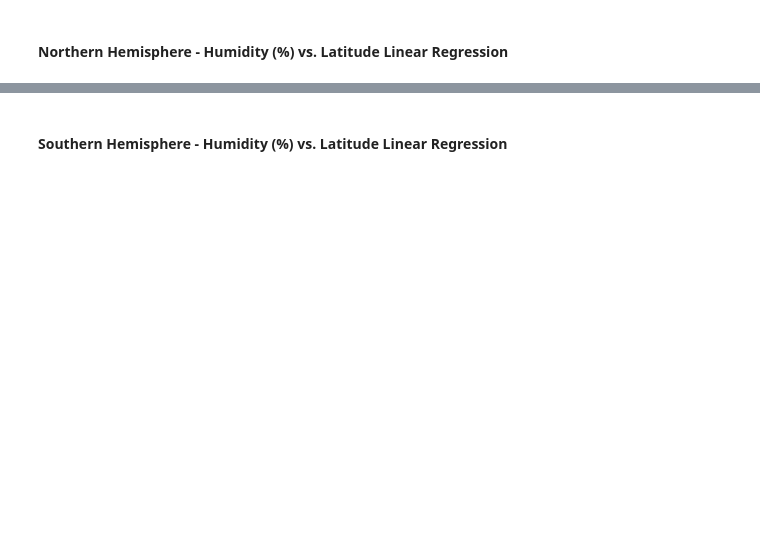
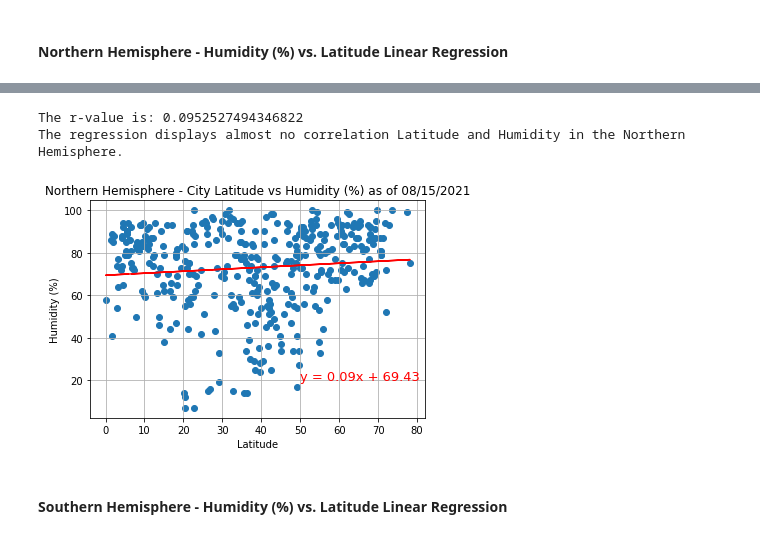
Before and after one commit to melissadiep94/python-api-challenge, a Jupyter notebook: WeatherPy/WeatherPy.ipynb, the cells around one changed output, grey strips where cells are left out. Cells and saved outputs as stored; diff of their text form; code cells hidden in the pictures; blank space fills up the shorter version.

```diff
--- a/WeatherPy/WeatherPy.ipynb
+++ b/WeatherPy/WeatherPy.ipynb
@@ -338,2 +350,25 @@ The r-value is: 0.000543987878808455
+# %%
+plt.scatter(northern_hem.iloc[:,2],northern_hem.iloc[:,5])
+plt.title("Northern Hemisphere - City Latitude vs Humidity (%) as of " + data_date)
+plt.xlabel('Latitude')
+plt.ylabel('Humidity (%)')
+latitude_NH = northern_hem.iloc[:,2]
+humidity_NH = northern_hem.iloc[:,5]
+(slope, intercept, rvalue, pvalue, stderr) = linregress(latitude_NH, humidity_NH)
+regress_values = latitude_NH * slope + intercept
+line_eq = "y = " + str(round(slope,2)) + "x + " + str(round(intercept,2))
+plt.annotate(line_eq,(50,20),fontsize=13,color="red")
+plt.plot(latitude_NH,regress_values,"r-")
+#correlation = st.pearsonr(latitude_NH,max_temp_NH)
+print(f"The r-value is: {rvalue}")
+print("The regression displays almost no correlation Latitude and Humidity in the Northern Hemisphere.")
+
+
+plt.grid(True)
+plt.show()
+# %% [output]
+The r-value is: 0.0952527494346822
+The regression displays almost no correlation Latitude and Humidity in the Northern Hemisphere.
+[figure, added]
 # %% [markdown]
 ####  Southern Hemisphere - Humidity (%) vs. Latitude Linear Regression
```
Also changed, not shown: parts of 18 cells of this notebook, 4 other files.
